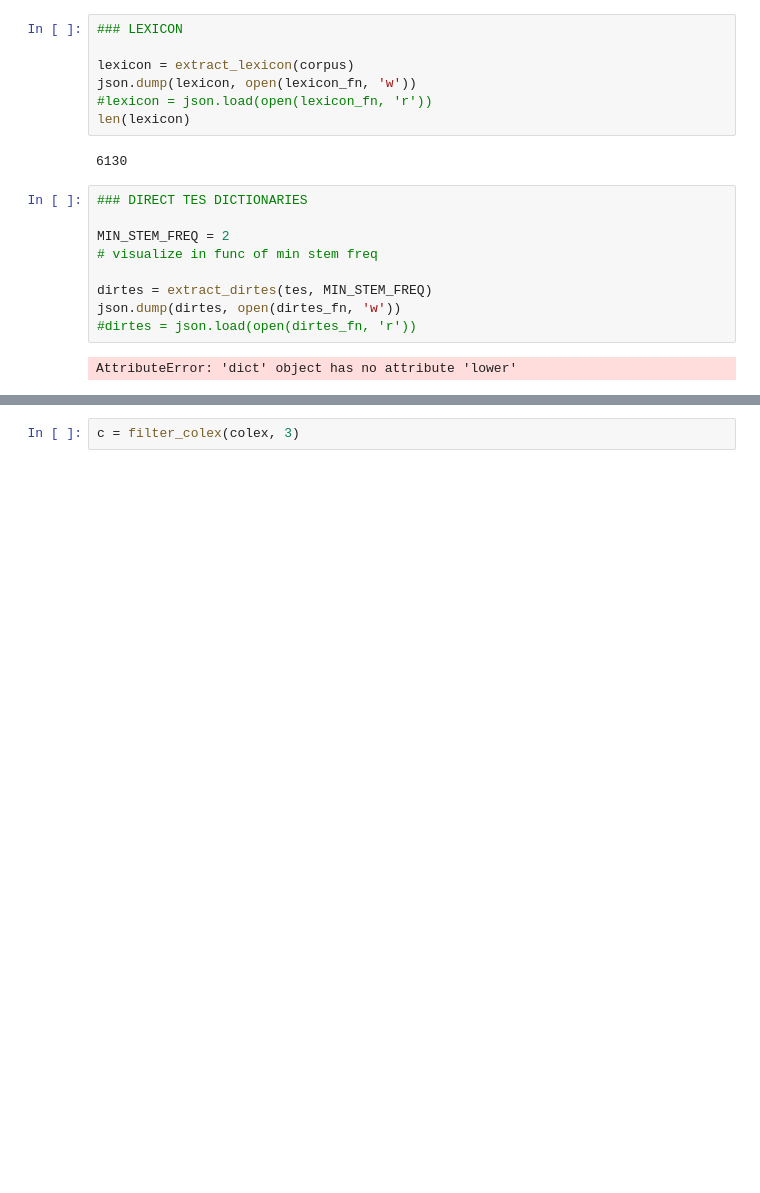
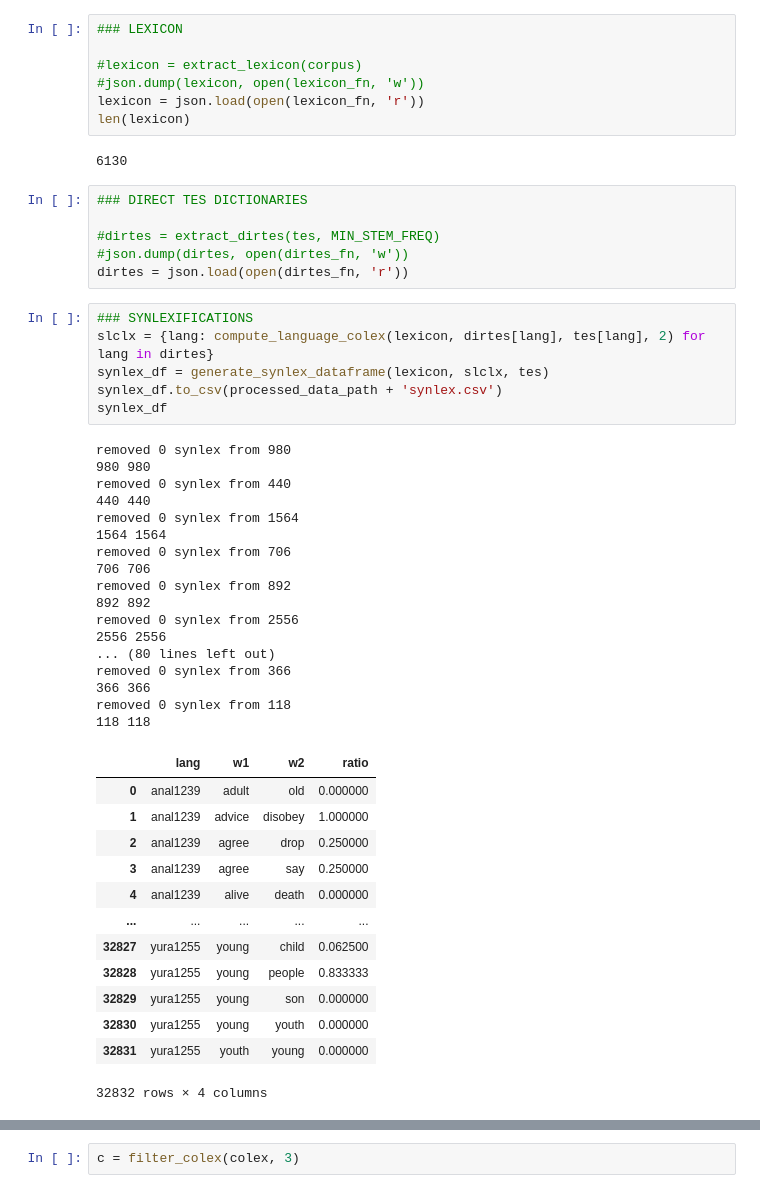
Before and after one commit to jtorgue/narrniche, a Jupyter notebook: notebooks/01_colexification.ipynb, the cells around one changed output, grey strips where cells are left out. Drawn from its saved outputs; the diff is of its cells as text; blank space fills up the shorter version.

Commit message:
added merged_tes, synlex, saturation

```diff
--- a/notebooks/01_colexification.ipynb
+++ b/notebooks/01_colexification.ipynb
@@ -175,23 +226,55 @@ def filter_colex(colex, min_clx_count=None, max_clx_size=None):
 # %%
 ### LEXICON
 
-lexicon = extract_lexicon(corpus)
-json.dump(lexicon, open(lexicon_fn, 'w'))
-#lexicon = json.load(open(lexicon_fn, 'r'))
+#lexicon = extract_lexicon(corpus)
+#json.dump(lexicon, open(lexicon_fn, 'w'))
+lexicon = json.load(open(lexicon_fn, 'r'))
 len(lexicon)
 # %% [output]
 6130
 # %%
 ### DIRECT TES DICTIONARIES
 
-MIN_STEM_FREQ = 2
-# visualize in func of min stem freq
-
-dirtes = extract_dirtes(tes, MIN_STEM_FREQ)
-json.dump(dirtes, open(dirtes_fn, 'w'))
-#dirtes = json.load(open(dirtes_fn, 'r'))
+#dirtes = extract_dirtes(tes, MIN_STEM_FREQ)
+#json.dump(dirtes, open(dirtes_fn, 'w'))
+dirtes = json.load(open(dirtes_fn, 'r'))
-# %% [output]
-AttributeError: 'dict' object has no attribute 'lower'
+# %%
+### SYNLEXIFICATIONS
+slclx = {lang: compute_language_colex(lexicon, dirtes[lang], tes[lang], 2) for lang in dirtes}
+synlex_df = generate_synlex_dataframe(lexicon, slclx, tes)
+synlex_df.to_csv(processed_data_path + 'synlex.csv')
+synlex_df
+# %% [output]
+removed 0 synlex from 980
+980 980
+removed 0 synlex from 440
+440 440
+removed 0 synlex from 1564
+1564 1564
+removed 0 synlex from 706
+706 706
+removed 0 synlex from 892
+892 892
+removed 0 synlex from 2556
+2556 2556
+... (80 lines left out)
+removed 0 synlex from 366
+366 366
+removed 0 synlex from 118
+118 118
+|  | lang | w1 | w2 | ratio |
+| 0 | anal1239 | adult | old | 0.000000 |
+| 1 | anal1239 | advice | disobey | 1.000000 |
+| 2 | anal1239 | agree | drop | 0.250000 |
+| 3 | anal1239 | agree | say | 0.250000 |
+| 4 | anal1239 | alive | death | 0.000000 |
+| ... | ... | ... | ... | ... |
+| 32827 | yura1255 | young | child | 0.062500 |
+| 32828 | yura1255 | young | people | 0.833333 |
+| 32829 | yura1255 | young | son | 0.000000 |
+| 32830 | yura1255 | young | youth | 0.000000 |
+| 32831 | yura1255 | youth | young | 0.000000 |
+32832 rows × 4 columns
 # %%
 ### COMPUTING COLEXIFICATION MATRIX
 
```
Also changed, not shown: parts of 9 cells of this notebook, 14 other files.
